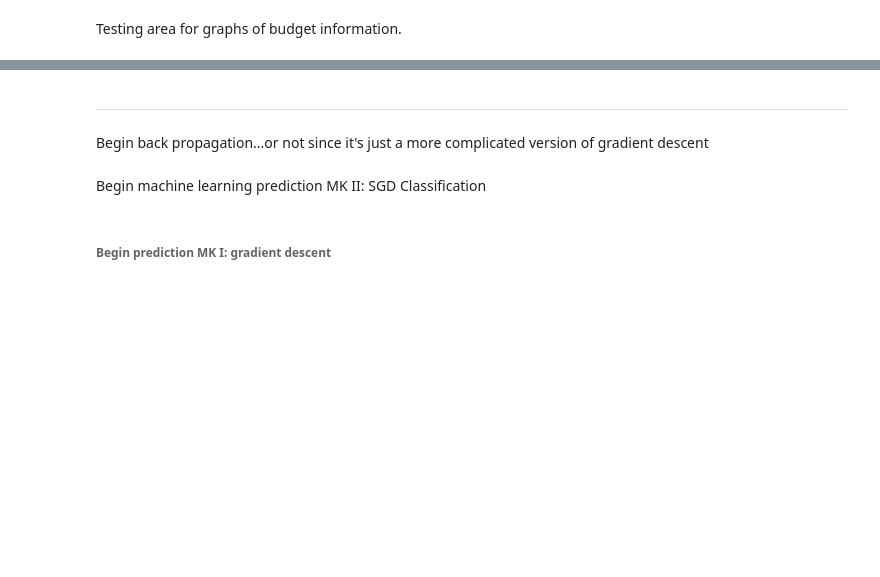
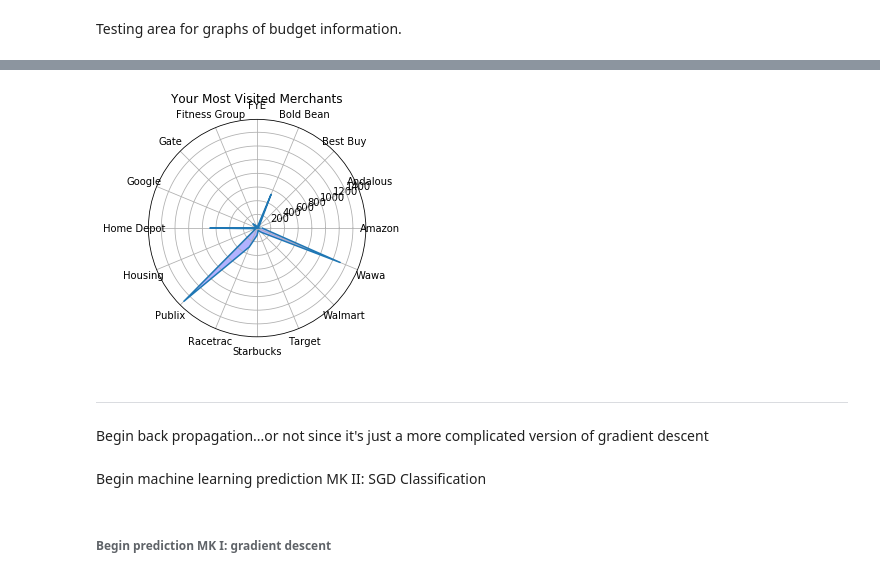
Before and after one commit to iheartbenzene/fantastic-octo-journey, a Jupyter notebook: budget_mk_X.ipynb, the cells around one changed output, grey strips where cells are left out. Drawn from its saved outputs; the diff is of its cells as text; code cells hidden in the pictures; blank space fills up the shorter version.

```diff
--- a/budget_mk_X.ipynb
+++ b/budget_mk_X.ipynb
@@ -1080,3 +987,30 @@ view_personal_budget("person 1 + 2", [1250, 100, 100, 100, 300, 300, 300, 500, 1
+# %%
+def view_merchant_spending():
+
+    grouped_merchant_source = expense_categories_data_frame.groupby(['merchant_with_highest_amount']).agg({'purchase_amount': 'sum'}).reset_index()[1:]
+
+    features = grouped_merchant_source['merchant_with_highest_amount'][1:]
+    features_of_interest = len(features)
+
+    data = grouped_merchant_source['purchase_amount']
+
+    angles = [n / (features_of_interest) * 2 * pi for n in range(features_of_interest)]
+    angles += angles [:1]
+
+    ax = plt.subplot(111, polar=True)
+
+    plt.xticks(angles[:-1], features)
+    ax.plot(angles, data)
+    ax.fill(angles, data, 'blue', alpha=0.3)
+
+    ax.set_title("Your Most Visited Merchants")
+    plt.savefig("Your Most Visited Merchants.png")
+
+    plt.show()
+# %%
+view_merchant_spending()
+# %% [output]
+[figure, added]
 # %% [markdown]
 ***
 # %% [markdown]
```
Also changed, not shown: parts of 26 cells of this notebook.
